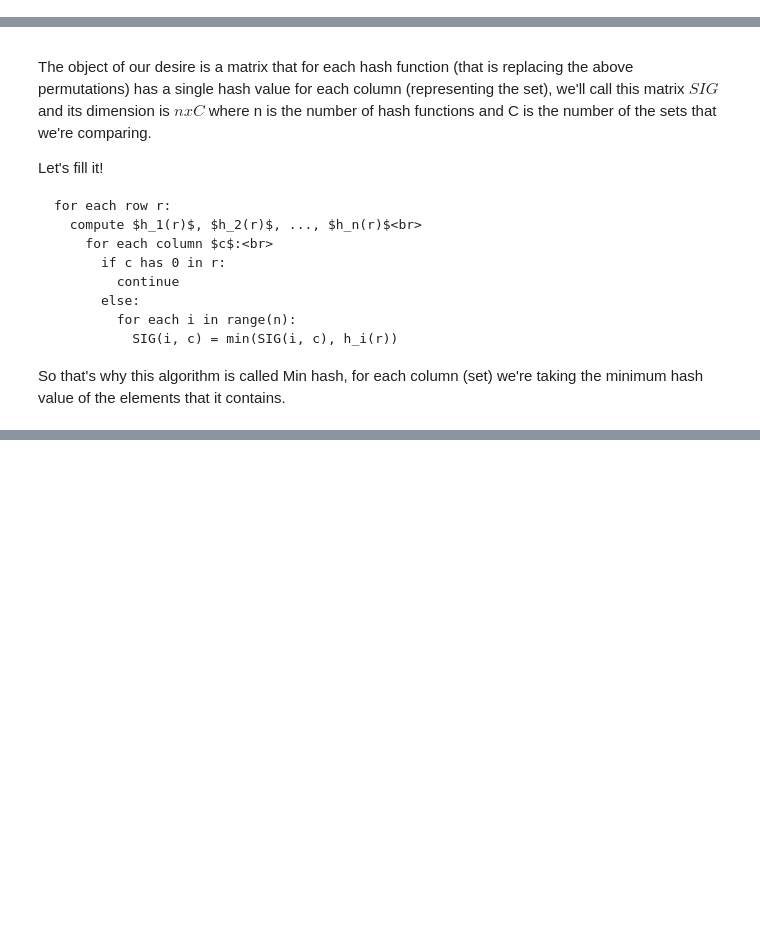
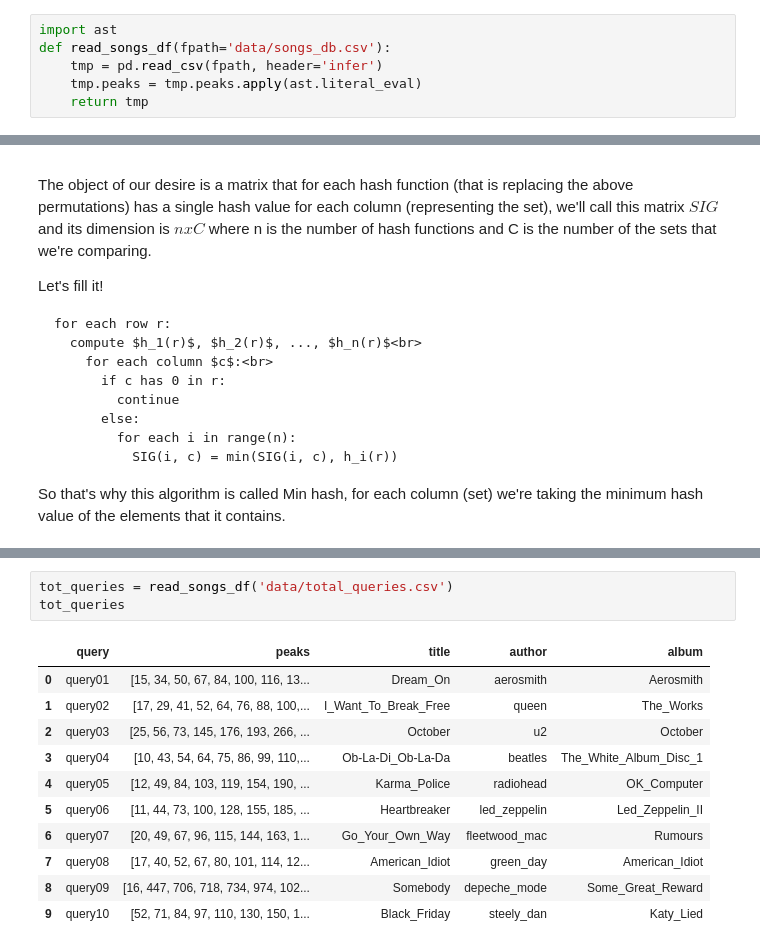
Before and after one commit to AlessandroPecchini/ADM-HW4, a Jupyter notebook: AudioSignals.ipynb, the cells around one changed output, grey strips where cells are left out. Drawn from its saved outputs; the diff is of its cells as text; blank space fills up the shorter version.

```diff
--- a/AudioSignals.ipynb
+++ b/AudioSignals.ipynb
@@ -172,3 +190,9 @@ tracks_df.to_csv('data/primo_db_songs.csv', index=False)
+# %%
+import ast
+def read_songs_df(fpath='data/songs_db.csv'):
+    tmp = pd.read_csv(fpath, header='infer')
+    tmp.peaks = tmp.peaks.apply(ast.literal_eval)
+    return tmp
 # %% [markdown]
 # Now it's your turn!
 
@@ -644,0 +660,15 @@ idx_doc: 5 doc: [3, 4, 12, 22] est_jacc: 0.3 real_jacc: 0.25
+# %%
+tot_queries = read_songs_df('data/total_queries.csv')
+tot_queries
+# %% [output]
+|  | query | peaks | title | author | album |
+| 0 | query01 | [15, 34, 50, 67, 84, 100, 116, 13... | Dream_On | aerosmith | Aerosmith |
+| 1 | query02 | [17, 29, 41, 52, 64, 76, 88, 100,... | I_Want_To_Break_Free | queen | The_Works |
+| 2 | query03 | [25, 56, 73, 145, 176, 193, 266, ... | October | u2 | October |
+| 3 | query04 | [10, 43, 54, 64, 75, 86, 99, 110,... | Ob-La-Di_Ob-La-Da | beatles | The_White_Album_Disc_1 |
+| 4 | query05 | [12, 49, 84, 103, 119, 154, 190, ... | Karma_Police | radiohead | OK_Computer |
+| 5 | query06 | [11, 44, 73, 100, 128, 155, 185, ... | Heartbreaker | led_zeppelin | Led_Zeppelin_II |
+| 6 | query07 | [20, 49, 67, 96, 115, 144, 163, 1... | Go_Your_Own_Way | fleetwood_mac | Rumours |
+| 7 | query08 | [17, 40, 52, 67, 80, 101, 114, 12... | American_Idiot | green_day | American_Idiot |
+| 8 | query09 | [16, 447, 706, 718, 734, 974, 102... | Somebody | depeche_mode | Some_Great_Reward |
+| 9 | query10 | [52, 71, 84, 97, 110, 130, 150, 1... | Black_Friday | steely_dan | Katy_Lied |
```
Also changed, not shown: parts of 35 cells of this notebook, 1 other file.
